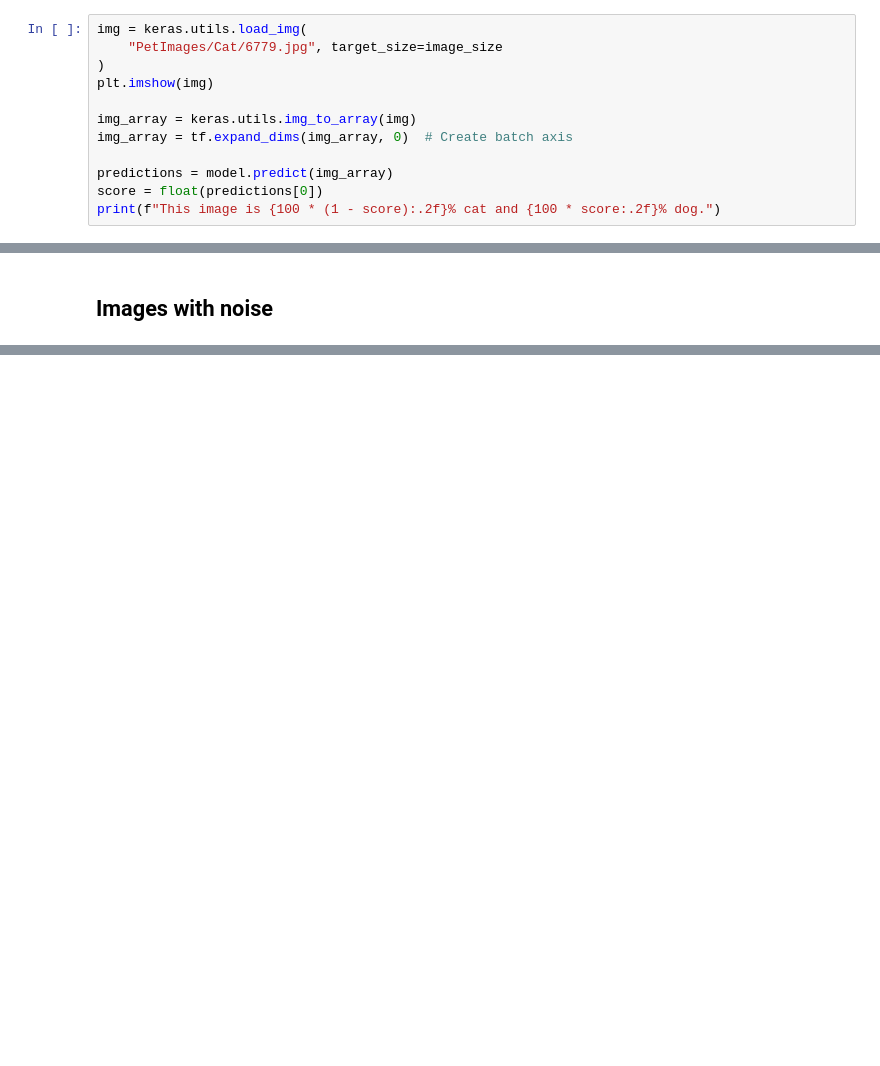
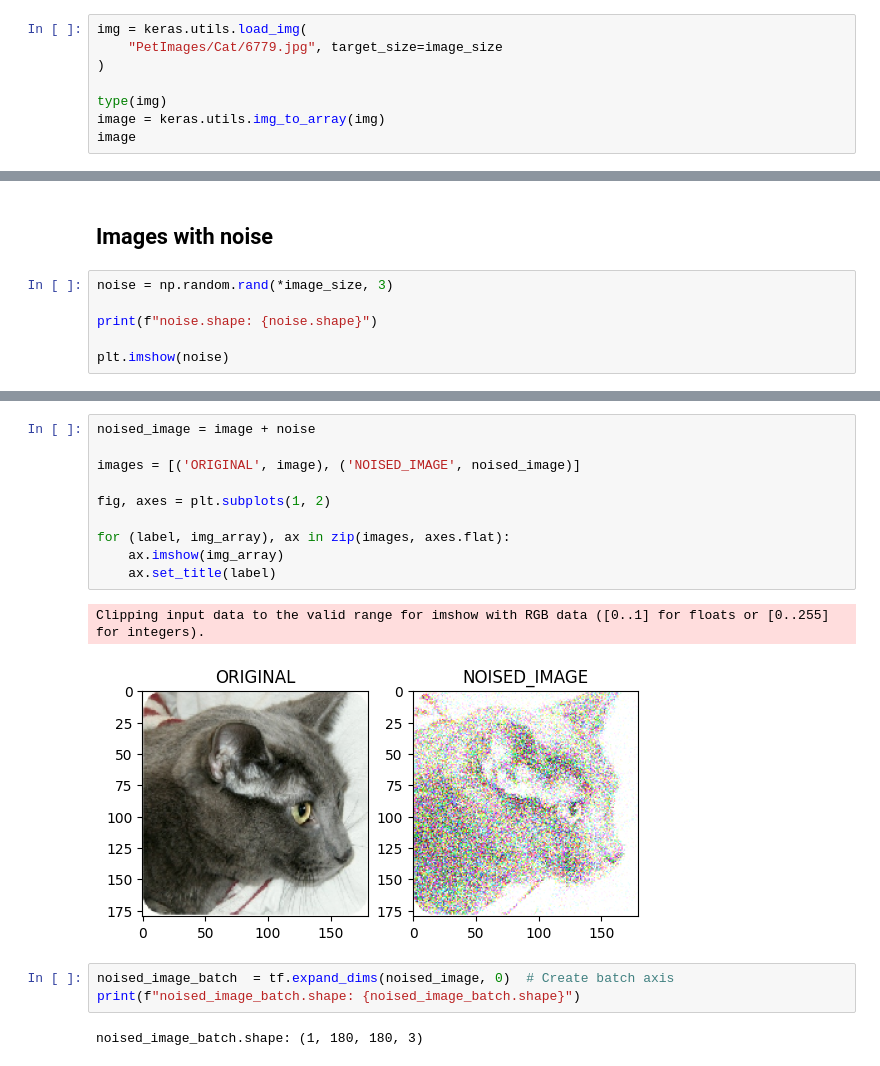
Before and after one commit to glozanoa/CC421-inteligencia-artificial, a Jupyter notebook: session05/image_classification_from_scratch.ipynb, the cells around one changed output, grey strips where cells are left out. Cells and saved outputs as stored; diff of their text form; blank space fills up the shorter version.

```diff
--- a/session05/image_classification_from_scratch.ipynb
+++ b/session05/image_classification_from_scratch.ipynb
@@ -531,11 +807,7 @@ Note that data augmentation and dropout are inactive at inference time.
 img = keras.utils.load_img(
     "PetImages/Cat/6779.jpg", target_size=image_size
 )
-plt.imshow(img)
 
-img_array = keras.utils.img_to_array(img)
-img_array = tf.expand_dims(img_array, 0)  # Create batch axis
-
-predictions = model.predict(img_array)
-score = float(predictions[0])
-print(f"This image is {100 * (1 - score):.2f}% cat and {100 * score:.2f}% dog.")
+type(img)
+image = keras.utils.img_to_array(img)
+image
@@ -542,2 +862,8 @@ print(f"This image is {100 * (1 - score):.2f}% cat and {100 * score:.2f}% dog.")
 # %% [markdown]
 ## Images with noise
+# %%
+noise = np.random.rand(*image_size, 3)
+
+print(f"noise.shape: {noise.shape}")
+
+plt.imshow(noise)
@@ -543,0 +874,18 @@ print(f"This image is {100 * (1 - score):.2f}% cat and {100 * score:.2f}% dog.")
+# %%
+noised_image = image + noise
+
+images = [('ORIGINAL', image), ('NOISED_IMAGE', noised_image)]
+
+fig, axes = plt.subplots(1, 2)
+
+for (label, img_array), ax in zip(images, axes.flat):
+    ax.imshow(img_array)
+    ax.set_title(label)
+# %% [output]
+Clipping input data to the valid range for imshow with RGB data ([0..1] for floats or [0..255] for integers).
+[figure, added]
+# %%
+noised_image_batch  = tf.expand_dims(noised_image, 0)  # Create batch axis
+print(f"noised_image_batch.shape: {noised_image_batch.shape}")
+# %% [output]
+noised_image_batch.shape: (1, 180, 180, 3)
```
Also changed, not shown: parts of 59 cells of this notebook, 9 other files.
